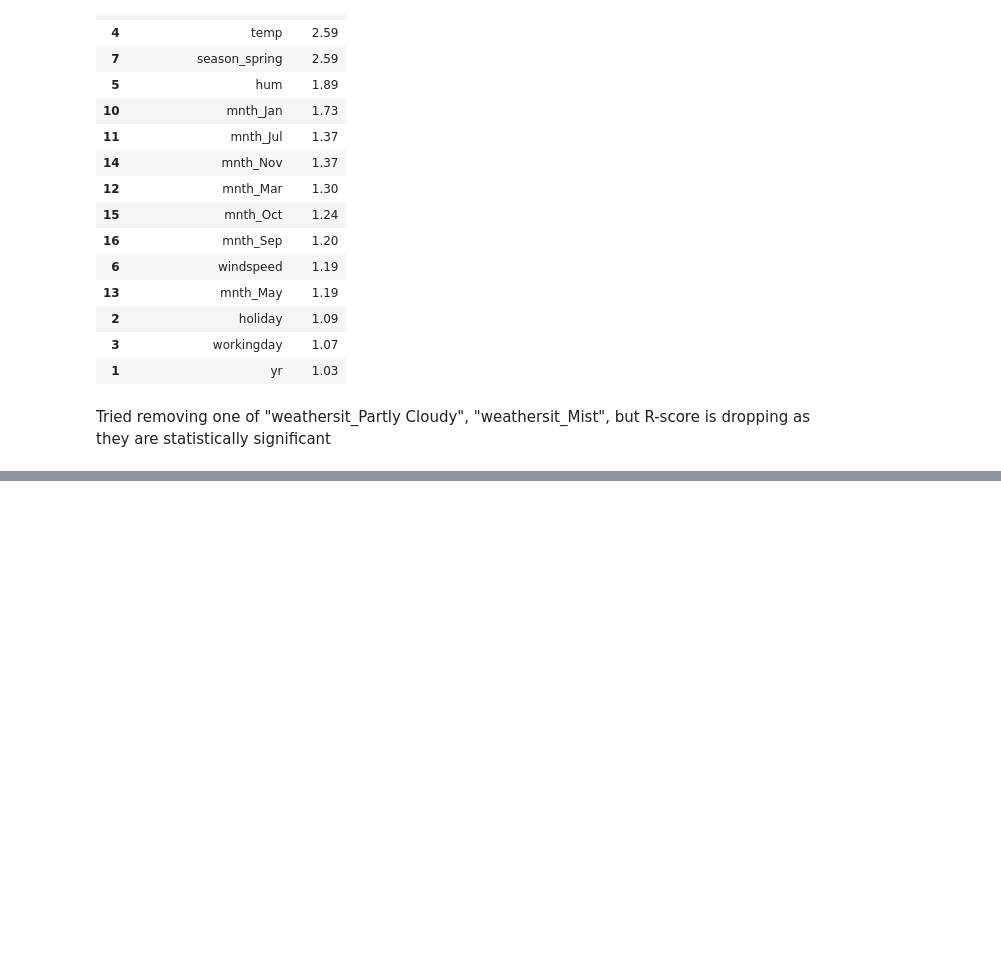
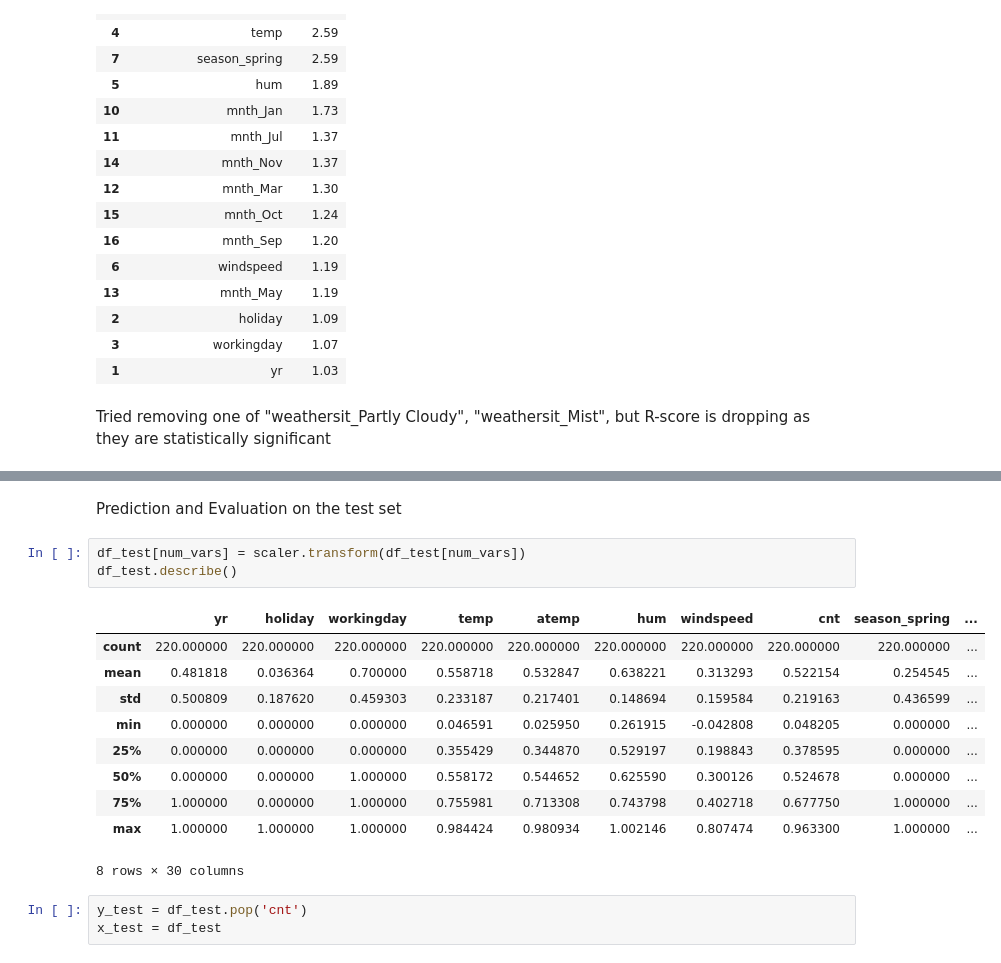
Before and after one commit to somanadhrentala/prediction-of-demand-for-shared-bikes, a Jupyter notebook: linear_regression_case_study.ipynb, the cells around one changed output, grey strips where cells are left out. Cells and saved outputs as stored; diff of their text form; blank space fills up the shorter version.

```diff
--- a/linear_regression_case_study.ipynb
+++ b/linear_regression_case_study.ipynb
@@ -478,0 +490,19 @@ Tried removing one of "weathersit_Partly Cloudy", "weathersit_Mist", but R-score
+# %% [markdown]
+Prediction and Evaluation on the test set
+# %%
+df_test[num_vars] = scaler.transform(df_test[num_vars])
+df_test.describe()
+# %% [output]
+|  | yr | holiday | workingday | temp | atemp | hum | windspeed | cnt | season_spring | ... |
+| count | 220.000000 | 220.000000 | 220.000000 | 220.000000 | 220.000000 | 220.000000 | 220.000000 | 220.000000 | 220.000000 | ... |
+| mean | 0.481818 | 0.036364 | 0.700000 | 0.558718 | 0.532847 | 0.638221 | 0.313293 | 0.522154 | 0.254545 | ... |
+| std | 0.500809 | 0.187620 | 0.459303 | 0.233187 | 0.217401 | 0.148694 | 0.159584 | 0.219163 | 0.436599 | ... |
+| min | 0.000000 | 0.000000 | 0.000000 | 0.046591 | 0.025950 | 0.261915 | -0.042808 | 0.048205 | 0.000000 | ... |
+| 25% | 0.000000 | 0.000000 | 0.000000 | 0.355429 | 0.344870 | 0.529197 | 0.198843 | 0.378595 | 0.000000 | ... |
+| 50% | 0.000000 | 0.000000 | 1.000000 | 0.558172 | 0.544652 | 0.625590 | 0.300126 | 0.524678 | 0.000000 | ... |
+| 75% | 1.000000 | 0.000000 | 1.000000 | 0.755981 | 0.713308 | 0.743798 | 0.402718 | 0.677750 | 1.000000 | ... |
+| max | 1.000000 | 1.000000 | 1.000000 | 0.984424 | 0.980934 | 1.002146 | 0.807474 | 0.963300 | 1.000000 | ... |
+8 rows × 30 columns
+# %%
+y_test = df_test.pop('cnt')
+x_test = df_test
```
Also changed, not shown: parts of 14 cells of this notebook.
